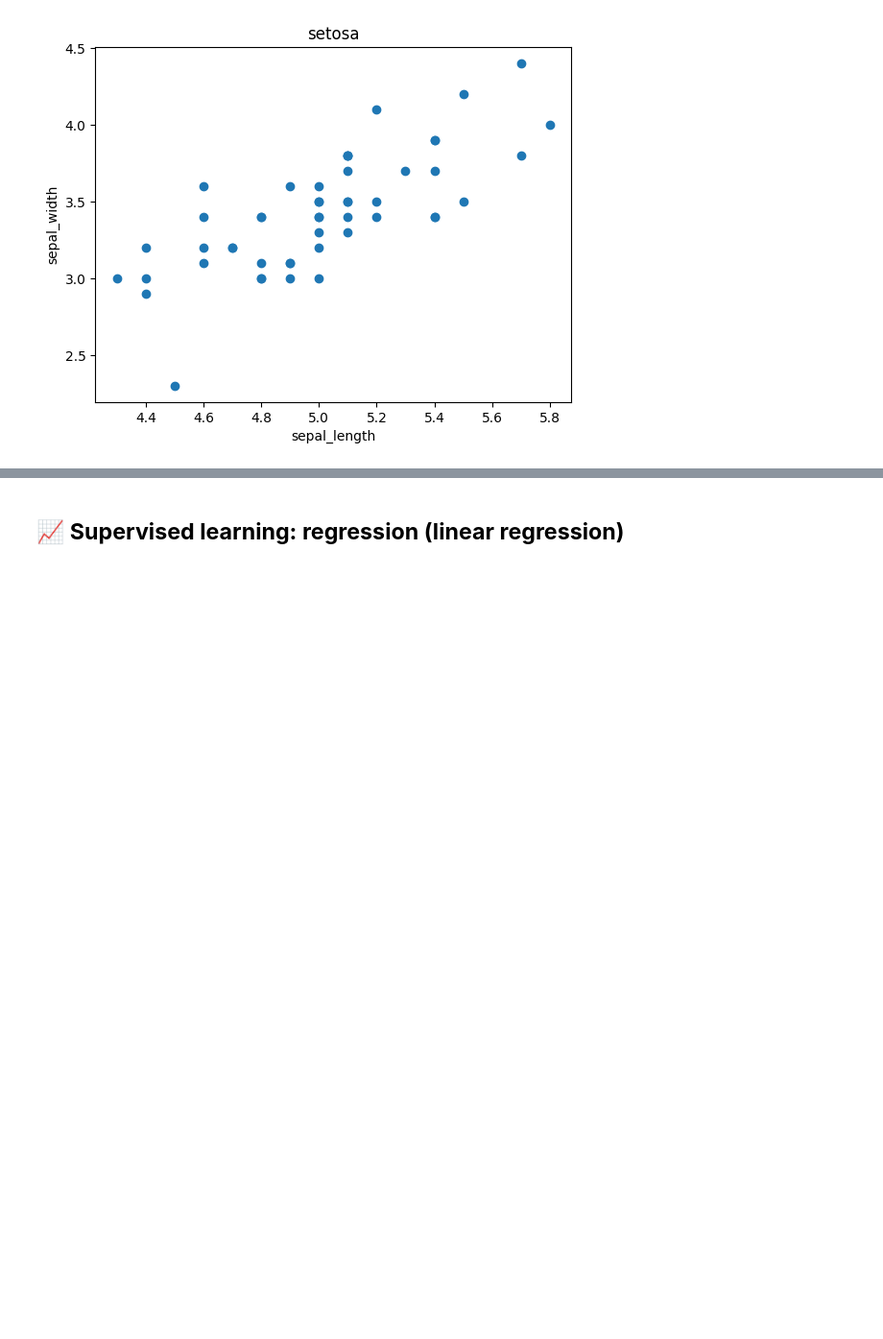
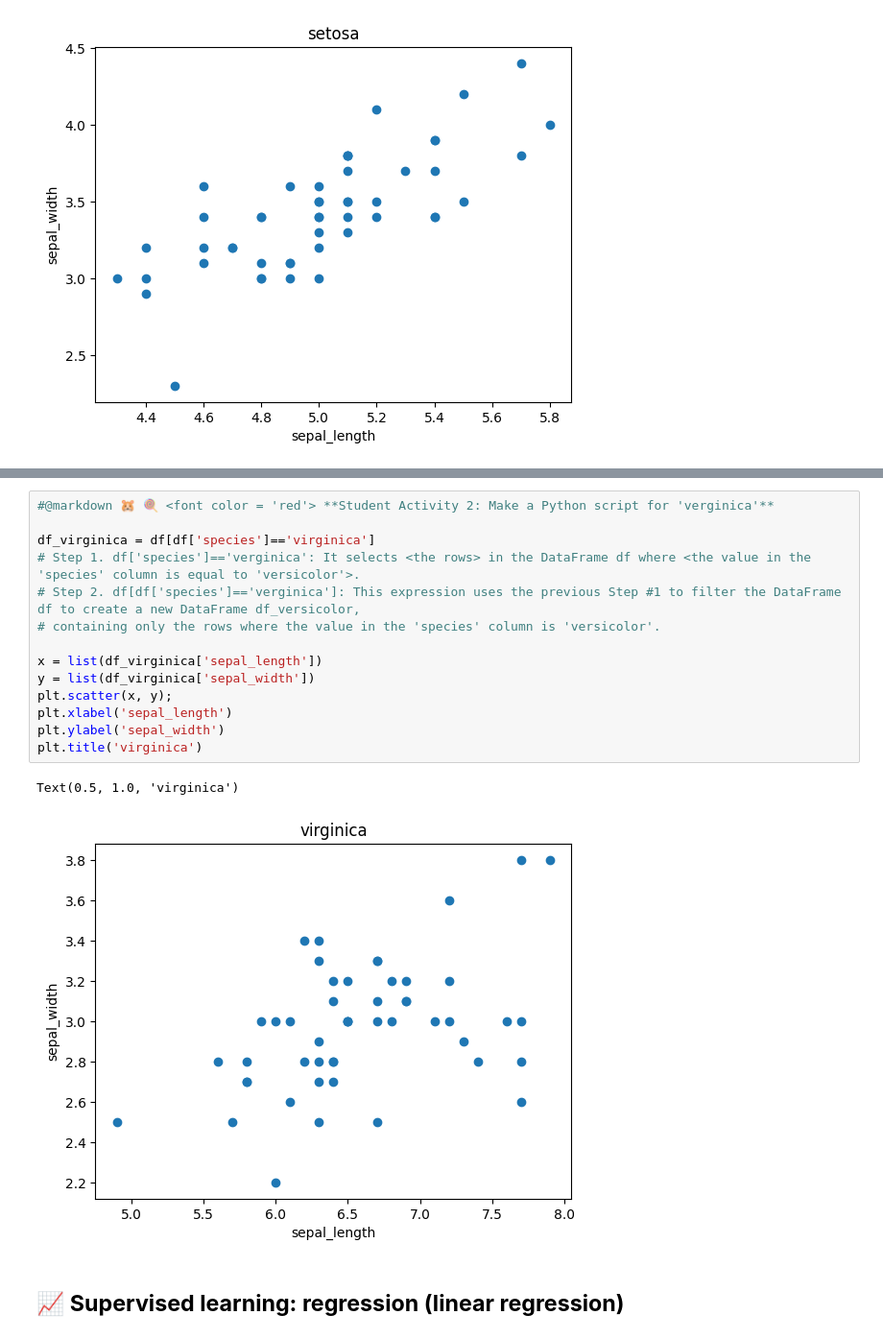
Before and after one commit to ms624atyale/Pandas_Stats_Data_Analysis_2025, a Jupyter notebook: 10_Regression_withScikitLearn.ipynb, the cells around one changed output, grey strips where cells are left out. Shown: that part at 96% size. Saved outputs shown, nothing was run; the diff lists cells and outputs as text; blank space fills up the shorter version.

```diff
--- a/10_Regression_withScikitLearn.ipynb
+++ b/10_Regression_withScikitLearn.ipynb
@@ -100,6 +100,23 @@ plt.title('versicolor')
 # %% [output]
 Text(0.5, 1.0, 'versicolor')
 [figure]
+# %%
+#@markdown 🐹 🍭 <font color = 'red'> **Student Activity 2: Make a Python script for 'verginica'**
+
+df_virginica = df[df['species']=='virginica']
+# Step 1. df['species']=='verginica': It selects <the rows> in the DataFrame df where <the value in the 'species' column is equal to 'versicolor'>.
+# Step 2. df[df['species']=='verginica']: This expression uses the previous Step #1 to filter the DataFrame df to create a new DataFrame df_versicolor,
+# containing only the rows where the value in the 'species' column is 'versicolor'.
+
+x = list(df_virginica['sepal_length'])
+y = list(df_virginica['sepal_width'])
+plt.scatter(x, y);
+plt.xlabel('sepal_length')
+plt.ylabel('sepal_width')
+plt.title('virginica')
+# %% [output]
+Text(0.5, 1.0, 'virginica')
+[figure, added]
 # %% [markdown]
 ## 📈 **Supervised learning: regression (linear regression)**
 # %%
```
Also changed, not shown: parts of 6 cells of this notebook.
